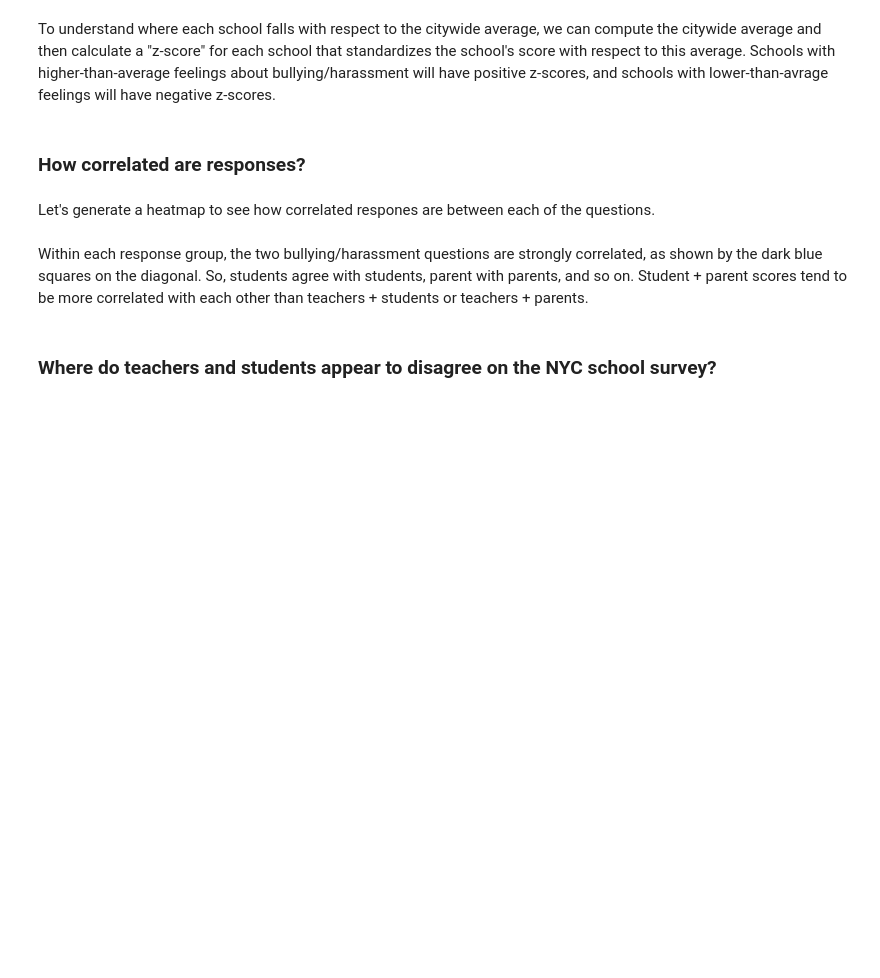
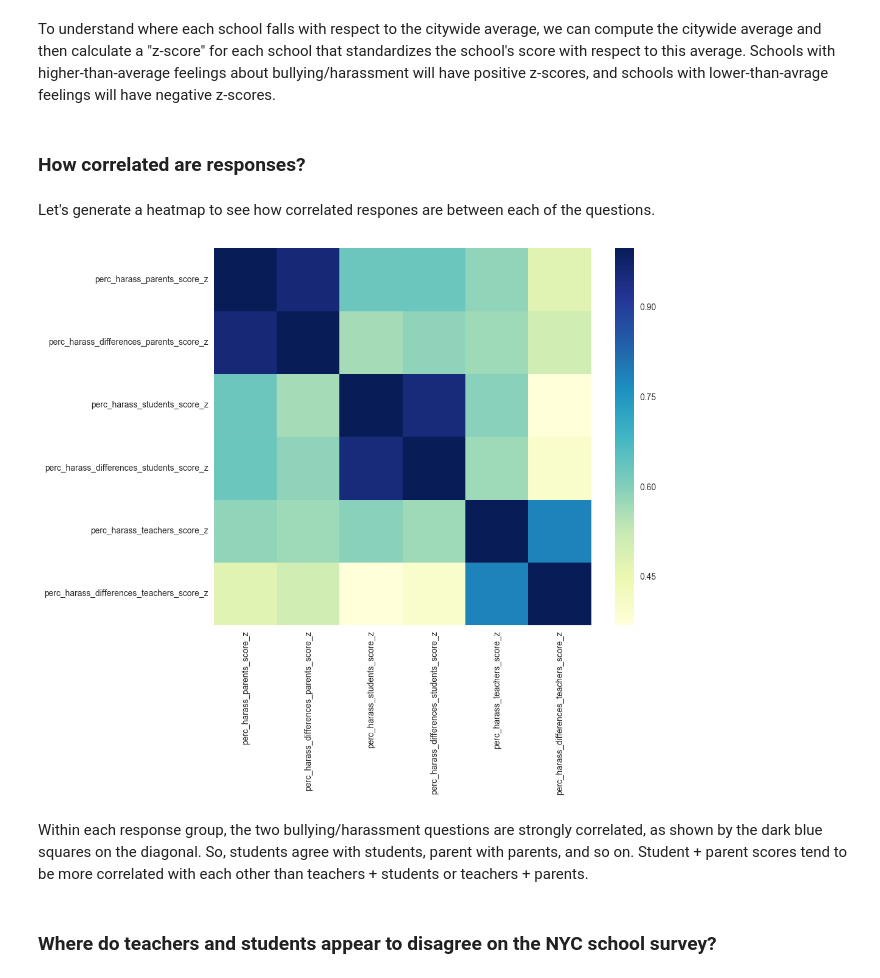
Before and after one commit to tsdataclinic/open-data-week, a Jupyter notebook: analysis.ipynb, the cells around one changed output. Cells and saved outputs as stored; diff of their text form; code cells hidden in the pictures; blank space fills up the shorter version.

```diff
--- a/analysis.ipynb
+++ b/analysis.ipynb
@@ -105,7 +109,7 @@ def condense_to_score(df_orig, weight_cols):
     score_cols = [c + '_score' for c in weight_cols]
     for w, s in zip(weight_cols, score_cols):
         df[s] = df[w] * df['answer_code']
-    df = df[['dbn', 'school_name'] + score_cols].groupby(['dbn', 'school_name']).sum()
+    df = df[['dbn', 'school_name'] + score_cols].groupby(['dbn', 'school_name']).sum(min_count = 1)
     return df
 # %%
 survey_cols = [''.join(tup) for tup in product(['perc_harass_'],
@@ -135,17 +139,18 @@ Let's generate a heatmap to see how correlated respones are between each of the
 # %%
 m = df_scores_z[['perc_harass_parents_score_z', 'perc_harass_differences_parents_score_z',
                  'perc_harass_students_score_z', 'perc_harass_differences_students_score_z',
                  'perc_harass_teachers_score_z', 'perc_harass_differences_teachers_score_z']]
 
 # Compute the correlation matrix
 corr = m.corr()
 
 # Set up the matplotlib figure
 f, ax = plt.subplots(figsize=(10, 8))
-xticks = m.columns
 
 # Draw the heatmap with the mask and correct aspect ratio
-heatmap = sns.heatmap(corr, cmap='YlGnBu', xticklabels=xticks, annot_kws={"size": 18})
+heatmap = sns.heatmap(corr, cmap='YlGnBu', annot_kws={"size": 18})
+# %% [output]
+[figure, added]
 # %% [markdown]
 Within each response group, the two bullying/harassment questions are strongly correlated, as shown by the dark blue squares on the diagonal. So, students agree with students, parent with parents, and so on. Student + parent scores tend to be more correlated with each other than teachers + students or teachers + parents.
 # %% [markdown]
```
Also changed, not shown: parts of 19 cells of this notebook, 1 other file.
